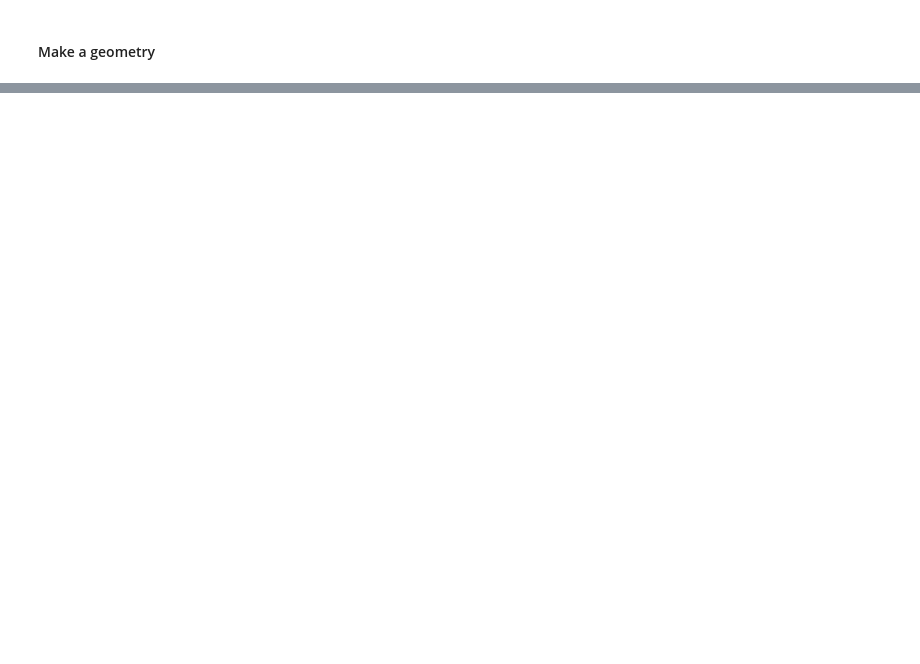
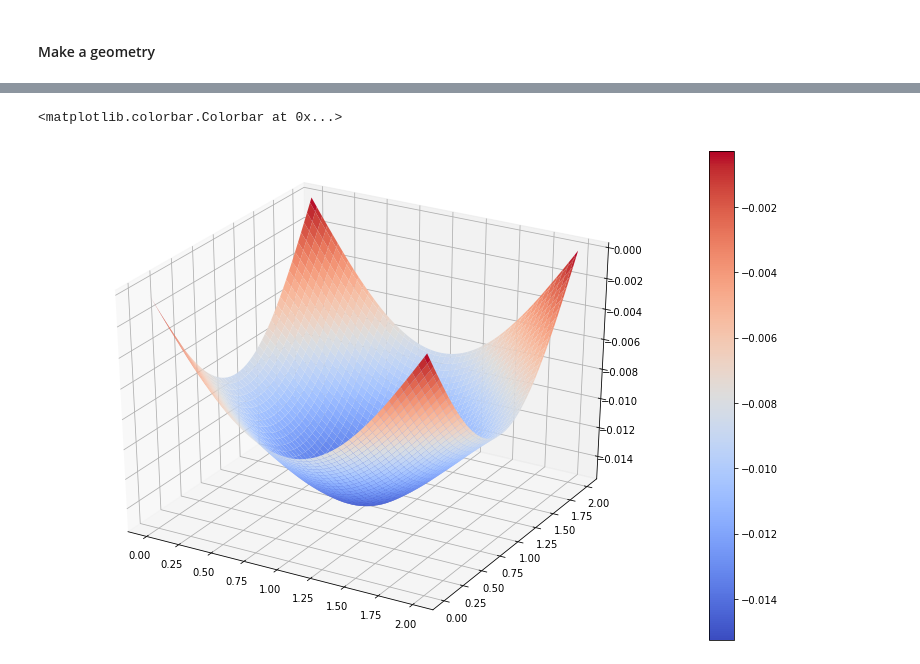
Before and after one commit to gismo/gsKLShell, a Jupyter notebook: python_examples/example_shell3D.ipynb, the cells around one changed output, grey strips where cells are left out. Drawn from its saved outputs; the diff is of its cells as text; code cells hidden in the pictures; blank space fills up the shorter version.

```diff
--- a/python_examples/example_shell3D.ipynb
+++ b/python_examples/example_shell3D.ipynb
@@ -79,0 +114,10 @@ TypeError: __init__(): incompatible constructor arguments. The following argumen
+# %%
+bcs = gs.pde.gsBoundaryConditions();
+for corner in [gs.core.corner.northwest,
+             gs.core.corner.northeast,
+             gs.core.corner.southwest,
+             gs.core.corner.southeast]:
+    bcs.addCornerValue(corner,0.0,0,0,-1) # corner, value, patch, unknown, component
+
+# assign the geometry to the boundary conditions
+bcs.setGeoMap(mp)
@@ -79,0 +126,7 @@ TypeError: __init__(): incompatible constructor arguments. The following argumen
+# %%
+mm = gs.klshell.gsMaterialMatrixLinear3(mp,t)
+mm.setYoungsModulus(E)
+mm.setPoissonsRatio(nu)
+
+assembler = gs.klshell.gsThinShellAssembler3(mp,mb,bcs,f,mm)
+assembler.setPointLoads(pload)
@@ -103,0 +213,21 @@ plt.show()
+# %%
+# Plots the deformed geometry
+fig = plt.figure(figsize =(14, 9))
+ax = fig.add_subplot(projection ='3d')
+
+mp_def = constructSolution(solution)
+nx = ny = 100
+x = np.linspace(0, 1, nx)
+y = np.linspace(0, 1, ny)
+xv, yv = np.meshgrid(x,y,indexing='xy')
+pts = np.stack((xv.flatten(),yv.flatten()))
+
+deformed = mp_def.patch(0).eval(pts)
+XX = deformed[0,:].reshape((nx,ny))
+YY = deformed[1,:].reshape((nx,ny))
+ZZ = deformed[2,:].reshape((nx,ny))
+p = ax.plot_surface(XX,YY,ZZ,cmap=cm.coolwarm)
+fig.colorbar(p)
+# %% [output]
+<matplotlib.colorbar.Colorbar at 0x...>
+[figure, added]
```
Also changed, not shown: parts of 18 cells of this notebook, 6 other files.
